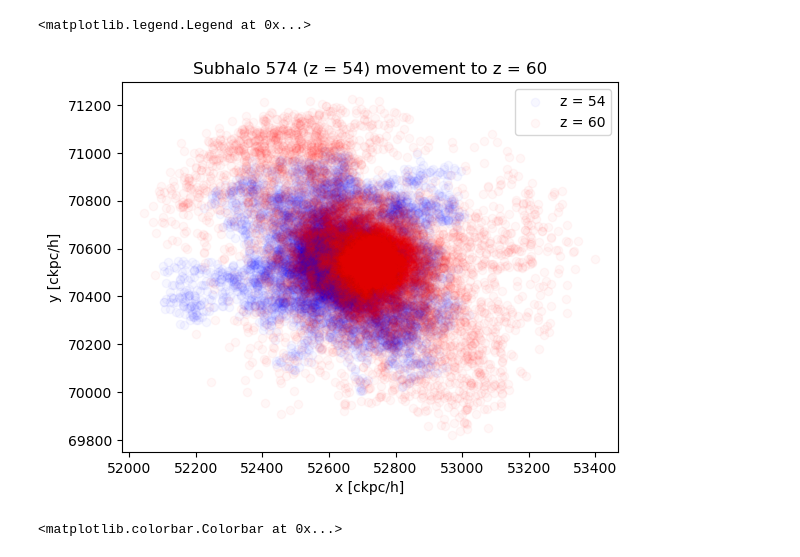
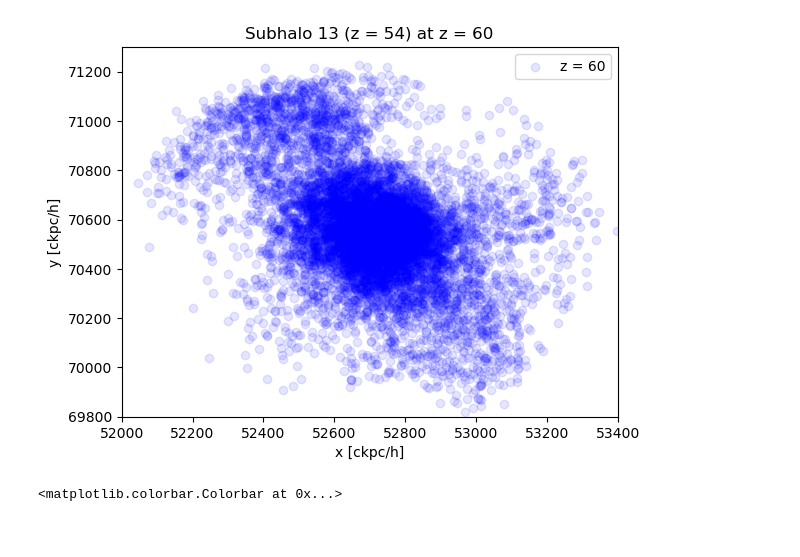
Before and after one commit to diodeamy/Thesis, a Jupyter notebook: code/massMovementsMultipleRedshifts.ipynb, the cells around one changed output. Cells and saved outputs as stored; diff of their text form; code cells hidden in the pictures.

Commit message:
played around more with MassVisualisations

```diff
--- a/code/massMovementsMultipleRedshifts.ipynb
+++ b/code/massMovementsMultipleRedshifts.ipynb
@@ -82,20 +82,21 @@ coordinates_60 = get_coordinates_for_particleIDs(coords_IDs_60, part_IDs)
 # %%
 fig, ax = plt.subplots()
 
-ax.scatter(coordinates_54[:,0], coordinates_54[:,1], c='blue', alpha=0.03, label='z = 54')
-# ax.scatter(coordinates_56[:,0], coordinates_56[:,1], c='blue', alpha=0.5, label='z = 56')
-# ax.scatter(coordinates_58[:,0], coordinates_58[:,1], c='blue', alpha=0.7, label='z = 58')
-ax.scatter(coordinates_60[:,0], coordinates_60[:,1], c='red', alpha=0.03, label='z = 60')
-plt.title('Subhalo 574 (z = 54) movement to z = 60')
+# ax.scatter(coordinates_54[:,0], coordinates_54[:,1], c='blue', alpha=0.1, label='z = 54')
+# ax.scatter(coordinates_56[:,0], coordinates_56[:,1], c='blue', alpha=0.1, label='z = 56')
+# ax.scatter(coordinates_58[:,0], coordinates_58[:,1], c='blue', alpha=0.1, label='z = 58')
+ax.scatter(coordinates_60[:,0], coordinates_60[:,1], c='blue', alpha=0.1, label='z = 60')
+plt.title('Subhalo 13 (z = 54) at z = 60')
 plt.xlabel('x [ckpc/h]')
 plt.ylabel('y [ckpc/h]')
-# plt.xlim([52600,52800])
-# plt.ylim([70400,70600])
+plt.xlim([52000,53400])
+plt.ylim([69800,71300])
 
 plt.legend()
+
+plt.savefig('Data/W2_mass_movements/13_54_60.png')
 # %% [output]
-<matplotlib.legend.Legend at 0x...>
-[figure, old version]
+[figure, new version]
 # %%
 dm_pos = il.snapshot.loadSubset(base_path,54,'dm',['Coordinates'])
 plt.hist2d(dm_pos[:,0], dm_pos[:,1], norm=mpl.colors.LogNorm(), bins=1024)
```
Also changed, not shown: parts of 3 cells of this notebook, 1 other file.
